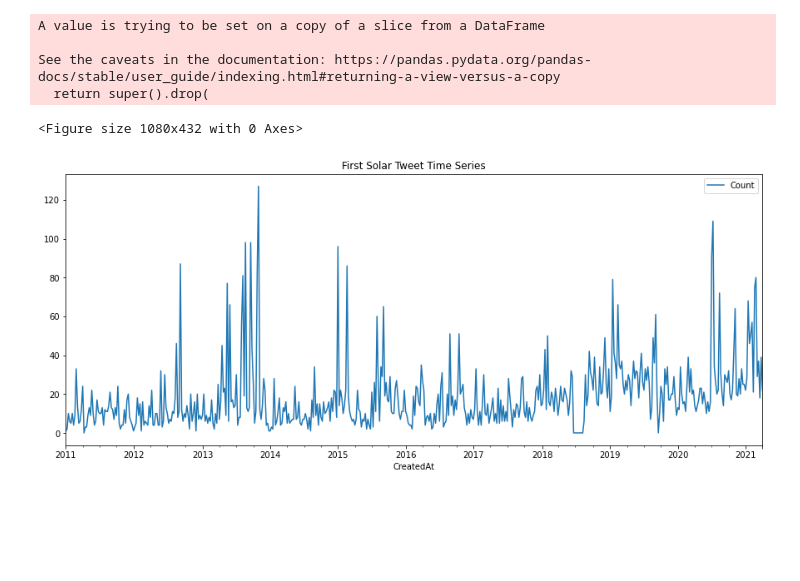
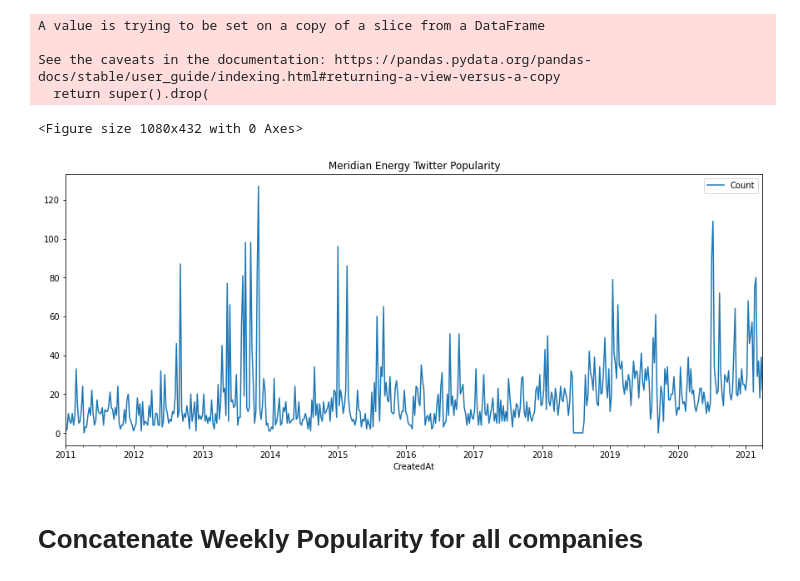
Before and after one commit to roldanjrgl/bds_green_investing, a Jupyter notebook: visualize_twitter_data/generate_popularity_time_series/generate_popularity_time_series_join_companies.ipynb, the cells around one changed output. Saved outputs shown, nothing was run; the diff lists cells and outputs as text; code cells hidden in the pictures; blank space fills up the shorter version.

```diff
--- a/visualize_twitter_data/generate_popularity_time_series/generate_popularity_time_series_join_companies.ipynb
+++ b/visualize_twitter_data/generate_popularity_time_series/generate_popularity_time_series_join_companies.ipynb
@@ -346,7 +346,9 @@ A value is trying to be set on a copy of a slice from a DataFrame
 See the caveats in the documentation: https://pandas.pydata.org/pandas-docs/stable/user_guide/indexing.html#returning-a-view-versus-a-copy
   return super().drop(
 # %%
-plot_time_series(weekly_tweets_meridian_energy)
+plot_time_series(weekly_tweets_meridian_energy, "Meridian Energy")
 # %% [output]
 <Figure size 1080x432 with 0 Axes>
-[figure, old version]
+[figure, new version]
+# %% [markdown]
+# Concatenate Weekly Popularity for all companies
```
Also changed, not shown: parts of 11 cells of this notebook.
